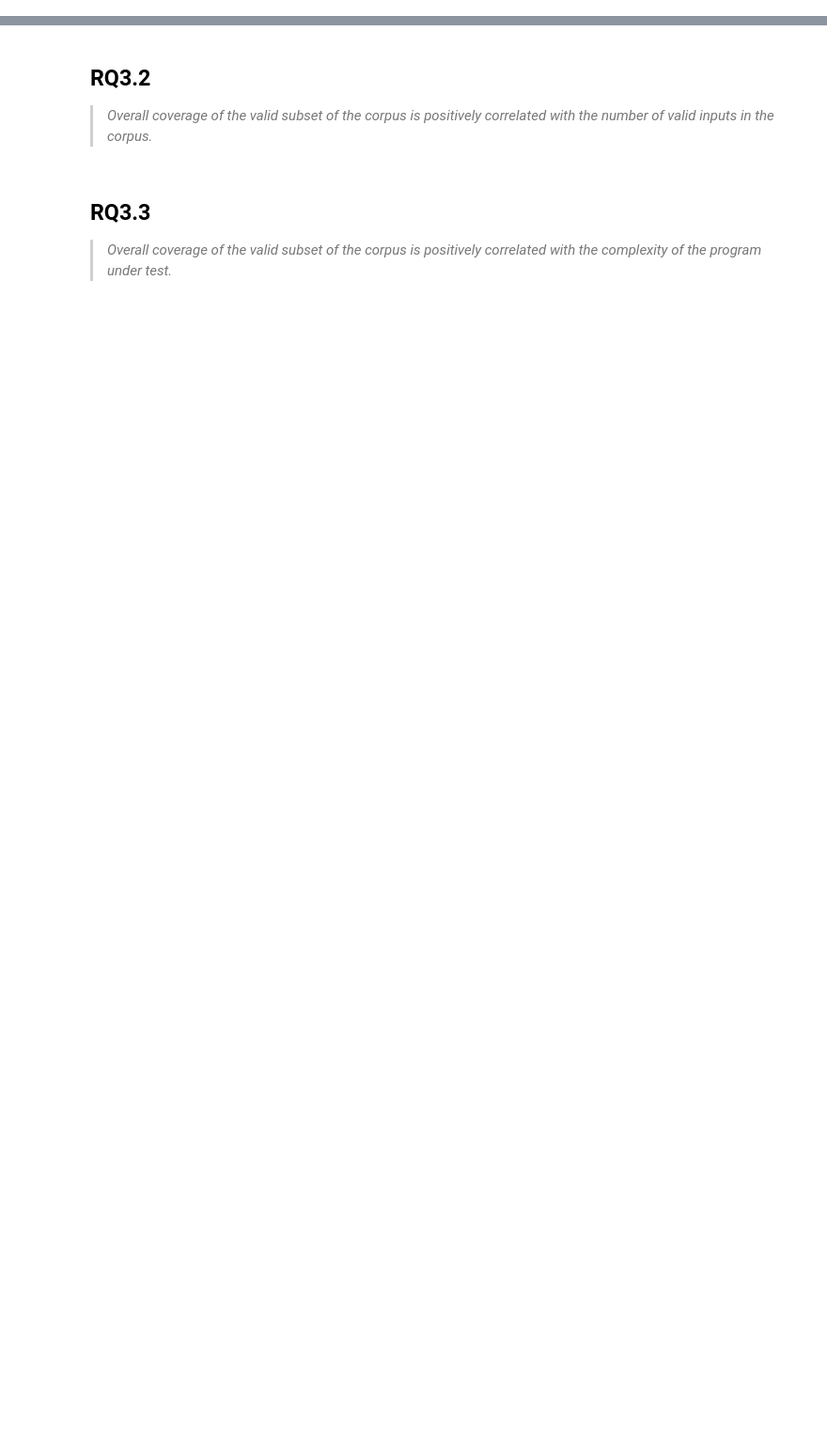
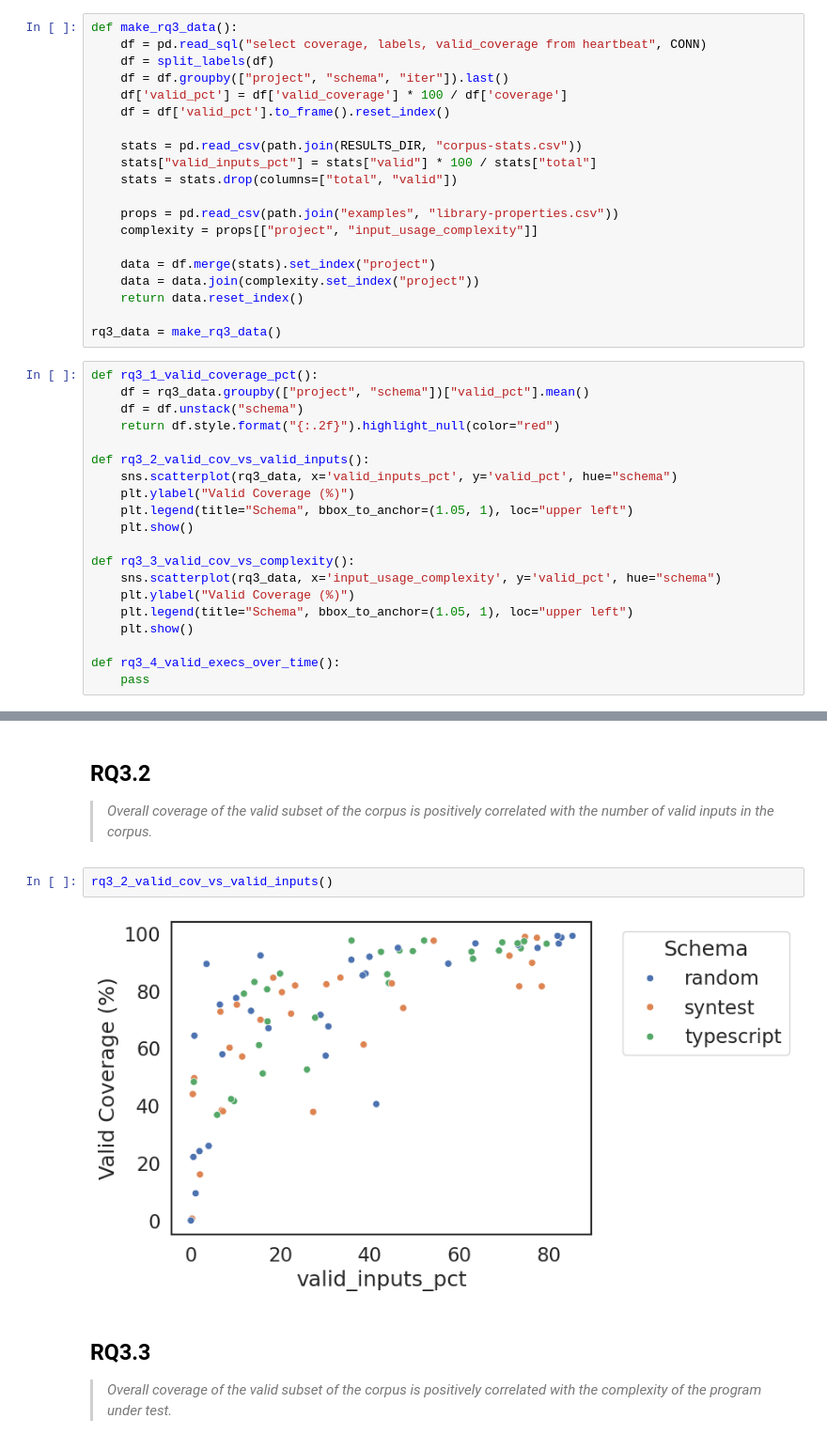
Before and after one commit to mayant15/railcar, a Jupyter notebook: infra/report.ipynb, the cells around one changed output, grey strips where cells are left out. Shown at 94% size. Cells and saved outputs as stored; diff of their text form; blank space fills up the shorter version.

Commit message:
Scripts to test behaviour of valid inputs

```diff
--- a/infra/report.ipynb
+++ b/infra/report.ipynb
@@ -159,0 +163,40 @@ scatter_cov_vs_prop("higher_order_functions")
+# %%
+def make_rq3_data():
+    df = pd.read_sql("select coverage, labels, valid_coverage from heartbeat", CONN)
+    df = split_labels(df)
+    df = df.groupby(["project", "schema", "iter"]).last()
+    df['valid_pct'] = df['valid_coverage'] * 100 / df['coverage']
+    df = df['valid_pct'].to_frame().reset_index()
+
+    stats = pd.read_csv(path.join(RESULTS_DIR, "corpus-stats.csv"))
+    stats["valid_inputs_pct"] = stats["valid"] * 100 / stats["total"]
+    stats = stats.drop(columns=["total", "valid"])
+
+    props = pd.read_csv(path.join("examples", "library-properties.csv"))
+    complexity = props[["project", "input_usage_complexity"]]
+
+    data = df.merge(stats).set_index("project")
+    data = data.join(complexity.set_index("project"))
+    return data.reset_index()
+
+rq3_data = make_rq3_data()
+# %%
+def rq3_1_valid_coverage_pct():
+    df = rq3_data.groupby(["project", "schema"])["valid_pct"].mean()
+    df = df.unstack("schema")
+    return df.style.format("{:.2f}").highlight_null(color="red")
+
+def rq3_2_valid_cov_vs_valid_inputs():
+    sns.scatterplot(rq3_data, x='valid_inputs_pct', y='valid_pct', hue="schema")
+    plt.ylabel("Valid Coverage (%)")
+    plt.legend(title="Schema", bbox_to_anchor=(1.05, 1), loc="upper left")
+    plt.show()
+
+def rq3_3_valid_cov_vs_complexity():
+    sns.scatterplot(rq3_data, x='input_usage_complexity', y='valid_pct', hue="schema")
+    plt.ylabel("Valid Coverage (%)")
+    plt.legend(title="Schema", bbox_to_anchor=(1.05, 1), loc="upper left")
+    plt.show()
+
+def rq3_4_valid_execs_over_time():
+    pass
@@ -163,6 +228,10 @@ scatter_cov_vs_prop("higher_order_functions")
 # %% [markdown]
 ## RQ3.2
 > *Overall coverage of the valid subset of the corpus is positively correlated with the number of valid inputs in the corpus.*
+# %%
+rq3_2_valid_cov_vs_valid_inputs()
+# %% [output]
+[figure, added]
 # %% [markdown]
 ## RQ3.3
 > *Overall coverage of the valid subset of the corpus is positively correlated with the complexity of the program under test.*
```
Also changed, not shown: parts of 15 cells of this notebook, 4 other files.
